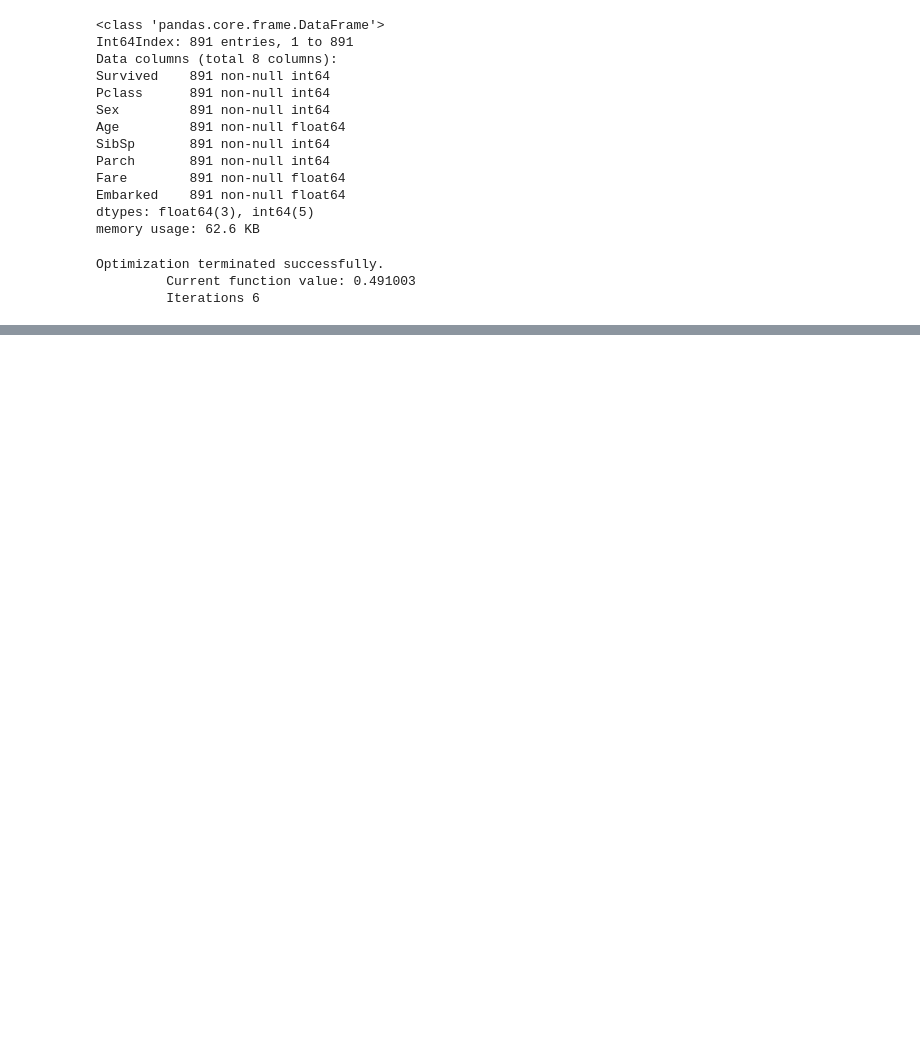
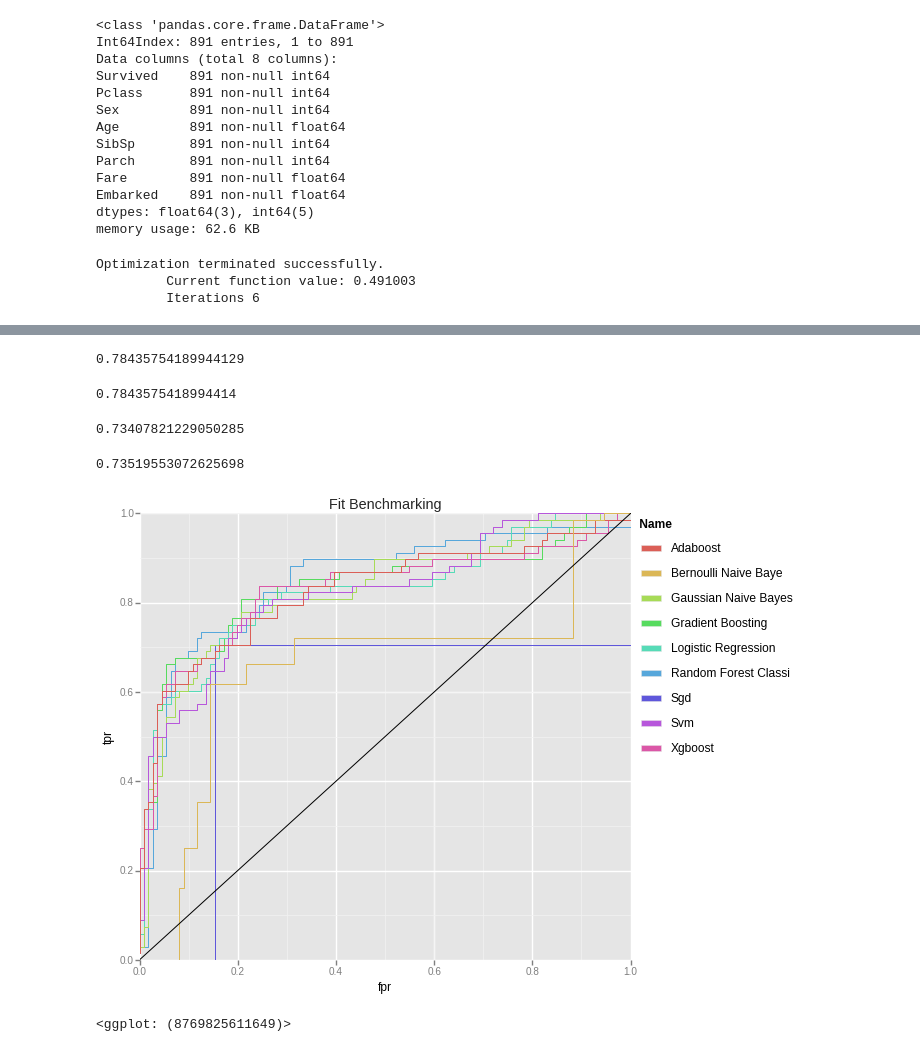
Before and after one commit to umnkaggle/Titanic, a Jupyter notebook: Titanic Workbook.ipynb, the cells around one changed output, grey strips where cells are left out. Cells and saved outputs as stored; diff of their text form; code cells hidden in the pictures; blank space fills up the shorter version.

Commit message:
bulk classification model add

```diff
--- a/Titanic Workbook.ipynb
+++ b/Titanic Workbook.ipynb
@@ -254,0 +347,7 @@ skmodel.score(X,y)
+# %%
+# 7. Gaussian Naive Bayes
+gnb = GaussianNB()
+gnb_scores = cv_score(gnb, train_clean)
+gnb_scores
+# %% [output]
+0.78435754189944129
@@ -254,0 +360,62 @@ skmodel.score(X,y)
+# %%
+# 9. Bernouli Naive Bayes
+bnb = BernoulliNB()
+bnb_scores = cv_score(bnb, train_clean)
+bnb_scores
+# %% [output]
+0.7843575418994414
+# %%
+# 10. Perceptron
+ptron = Perceptron(n_iter=1000)
+ptron_scores = cv_score(ptron, train_clean)
+ptron_scores
+# %% [output]
+0.73407821229050285
+# %%
+# 11. Stochastic Gradient Descent
+sgd = SGDClassifier(loss='modified_huber', n_iter=500)
+sgd_scores = cv_score(sgd, train_clean)
+sgd_scores
+# %% [output]
+0.73519553072625698
+# %%
+# Roc benchmark curves
+X = train_clean.drop('Survived', axis=1)
+y = train_clean['Survived']
+X_train, X_test, y_train, y_test = train_test_split(X,y, train_size=0.8)
+
+clfs = [
+    ('Logistic Regression', LogisticRegression()),
+    ('Random Forest Classification', RandomForestClassifier(n_estimators=100)),
+    ('AdaBoost', AdaBoostClassifier()),
+    ('Gradient Boosting', GradientBoostingClassifier()),
+    ('XGBoost', XGBClassifier()),
+    ('SVM', SVC(probability=True, kernel='linear')),
+    ('Gaussian Naive Bayes', GaussianNB()),
+    #('Multinomial Naive Bayes', MultinomialNB()), # odd negative error prevents this from learning
+    ('Bernoulli Naive Bayes', BernoulliNB()),
+    #('Perceptron', Perceptron(n_iter=100)), # no predict_proba method for some reason
+    ('SGD', SGDClassifier(loss='modified_huber', n_iter=500))
+]
+all_results = None
+for name, clf in clfs:
+    clf.fit(X_train.to_dense(), y_train)
+    probs = clf.predict_proba(X_test.to_dense())[:,1]
+    fpr, tpr, thresh = roc_curve(y_test, probs)
+    results = DataFrame({
+            'name': name,
+            'fpr': fpr,
+            'tpr': tpr
+        })
+    if all_results is None:
+        all_results = results
+    else:
+        all_results = all_results.append(results)
+
+ggplot(aes(x='fpr', y='tpr', color='name'), data=all_results) + \
+    geom_step() + \
+    geom_abline(color='black') + \
+    ggtitle('Fit Benchmarking')
+# %% [output]
+[figure, added]
+<ggplot: (8769825611649)>
```
Also changed, not shown: parts of 15 cells of this notebook.
